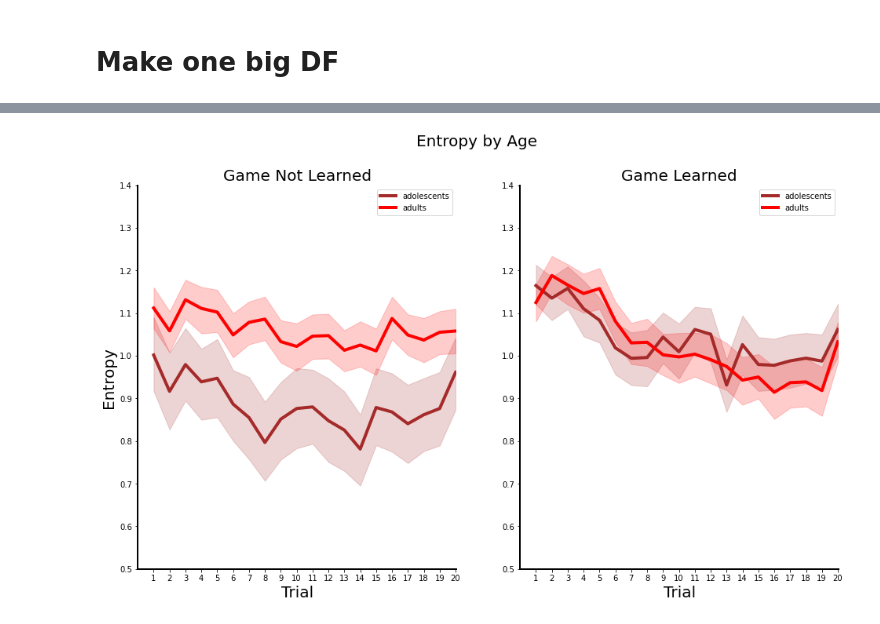
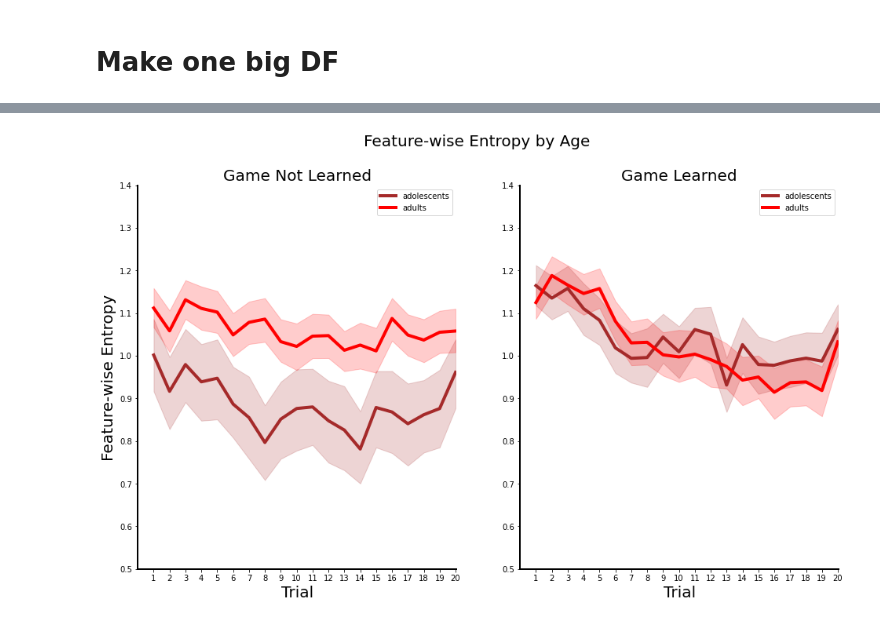
Before and after one commit to angelaradulescu/ldm-analysis, a Jupyter notebook: BehavioralAnalyses.ipynb, the cells around one changed output, grey strips where cells are left out. Cells and saved outputs as stored; diff of their text form; code cells hidden in the pictures.

```diff
--- a/BehavioralAnalyses.ipynb
+++ b/BehavioralAnalyses.ipynb
@@ -429,4 +431,4 @@ entropy_col = []
 for index, row in relative_looking_time_df.iterrows():
     curr_entropy = entropy([row.Feature1, row.Feature2, row.Feature3, row.Feature4, row.Feature5, row.Feature6, row.Feature7, row.Feature8, row.Feature9])
     entropy_col.append(curr_entropy)
-relative_looking_time_df['Entropy'] = entropy_col
+relative_looking_time_df['FeatureEntropy'] = entropy_col
@@ -475,8 +490,8 @@ new_df
 adole_combined_df = new_df[new_df['Adult'] == False]
 adult_combined_df = new_df[new_df['Adult']]
 # %%
-combined_df_adult = pd.melt(adult_combined_df, col_level=0, id_vars='WithinGameTrial', value_vars=['Entropy'])
-combined_df_adole = pd.melt(adole_combined_df, col_level=0, id_vars='WithinGameTrial', value_vars=['Entropy'])
+combined_df_adult = pd.melt(adult_combined_df, col_level=0, id_vars='WithinGameTrial', value_vars=['FeatureEntropy'])
+combined_df_adole = pd.melt(adole_combined_df, col_level=0, id_vars='WithinGameTrial', value_vars=['FeatureEntropy'])
 
 fig, ax = plt.subplots(figsize=(16,9))
 sns.lineplot(x = 'WithinGameTrial', y="value", err_style="band", ci=95, data=combined_df_adult, lw=4, legend='brief', label='adults', color='red')
@@ -486,7 +501,7 @@ ax.set_xlim([0,game_length+.05])
 # ax.set_ylim([0.3,1])
 ax.set_xticks(np.arange(game_length)+1)
 xl = ax.set_xlabel('Trial',fontsize = 40);
-yl = ax.set_ylabel('Entropy',fontsize = 40);
+yl = ax.set_ylabel('Feature-wise Entropy',fontsize = 40);
 for axis in ['top','bottom','left','right']:
       ax.spines[axis].set_linewidth(2)
 ax.tick_params(axis='x',colors='k')
@@ -496,0 +512,18 @@ plt.yticks(fontsize=30);
+# %%
+combined_df_adult = pd.melt(adult_combined_df, col_level=0, id_vars='WithinGameTrial', value_vars=['DimensionEntropy'])
+combined_df_adole = pd.melt(adole_combined_df, col_level=0, id_vars='WithinGameTrial', value_vars=['DimensionEntropy'])
+
+fig, ax = plt.subplots(figsize=(16,9))
+sns.lineplot(x = 'WithinGameTrial', y="value", err_style="band", ci=95, data=combined_df_adult, lw=4, legend='brief', label='adults', color='red')
+sns.lineplot(x = 'WithinGameTrial', y="value", err_style="band", ci=95, data=combined_df_adole, lw=4, legend='brief', label='adolescents',  color='brown')
+sns.despine()
+ax.set_xlim([0,game_length+.05])
+# ax.set_ylim([0.3,1])
+ax.set_xticks(np.arange(game_length)+1)
+xl = ax.set_xlabel('Trial',fontsize = 40);
+yl = ax.set_ylabel('Dimension-wise Entropy',fontsize = 40);
+for axis in ['top','bottom','left','right']:
+      ax.spines[axis].set_linewidth(2)
+ax.tick_params(axis='x',colors='k')
+plt.xticks(fontsize=20);
+plt.yticks(fontsize=30);
@@ -502,35 +537,35 @@ notlearned_adole_df = adole_combined_df.loc[adole_combined_df['LearnedFeat'] ==
 learned_adult_df = adult_combined_df.loc[adult_combined_df['LearnedFeat']]
 notlearned_adult_df = adult_combined_df.loc[adult_combined_df['LearnedFeat'] == False]
 # %%
-df_adole_learned = pd.melt(learned_adole_df, col_level=0, id_vars='WithinGameTrial', value_vars=['Entropy'])
-df_adole_notlearned = pd.melt(notlearned_adole_df, col_level=0, id_vars='WithinGameTrial', value_vars=['Entropy'])
-df_adult_learned = pd.melt(learned_adult_df, col_level=0, id_vars='WithinGameTrial', value_vars=['Entropy'])
-df_adult_notlearned = pd.melt(notlearned_adult_df, col_level=0, id_vars='WithinGameTrial', value_vars=['Entropy'])
+df_adole_learned = pd.melt(learned_adole_df, col_level=0, id_vars='WithinGameTrial', value_vars=['FeatureEntropy'])
+df_adole_notlearned = pd.melt(notlearned_adole_df, col_level=0, id_vars='WithinGameTrial', value_vars=['FeatureEntropy'])
+df_adult_learned = pd.melt(learned_adult_df, col_level=0, id_vars='WithinGameTrial', value_vars=['FeatureEntropy'])
+df_adult_notlearned = pd.melt(notlearned_adult_df, col_level=0, id_vars='WithinGameTrial', value_vars=['FeatureEntropy'])
 
 fig, (ax1, ax2) = plt.subplots(1 ,2, figsize=(16,9))
-fig.suptitle('Entropy by Age',fontsize = 20)
+fig.suptitle('Feature-wise Entropy by Age',fontsize = 20)
 ax1.set_title('Game Not Learned',fontsize = 20)
 ax2.set_title('Game Learned',fontsize = 20)
 
 l1 = sns.lineplot(ax = ax1, x = 'WithinGameTrial', y="value", err_style="band", ci=95, data=df_adole_notlearned, lw=4, legend='brief', label='adolescents', color='brown')
 l2 = sns.lineplot(ax = ax2, x = 'WithinGameTrial', y="value", err_style="band", ci=95, data=df_adole_learned, lw=4, legend='brief', label='adolescents', color='brown')
 l3 = sns.lineplot(ax = ax1, x = 'WithinGameTrial', y="value", err_style="band", ci=95, data=df_adult_notlearned, lw=4, legend='brief', label='adults',  color='red')
 l4 = sns.lineplot(ax = ax2, x = 'WithinGameTrial', y="value", err_style="band", ci=95, data=df_adult_learned, lw=4, legend='brief', label='adults', color='red')
 l2.set(ylabel=None)
 sns.despine()
 ax1.set_xlim([0,game_length+.05])
 ax1.set_ylim([0.5,1.4])
 ax1.set_xticks(np.arange(game_length)+1)
 ax2.set_xlim([0,game_length+.05])
 ax2.set_ylim([0.5,1.4])
 ax2.set_xticks(np.arange(game_length)+1)
 xl = ax1.set_xlabel('Trial',fontsize = 20);
-yl = ax1.set_ylabel('Entropy',fontsize = 20);
+yl = ax1.set_ylabel('Feature-wise Entropy',fontsize = 20);
 xl = ax2.set_xlabel('Trial',fontsize = 20);
 for axis in ['top','bottom','left','right']:
       ax1.spines[axis].set_linewidth(2)
       ax2.spines[axis].set_linewidth(2)
 ax1.tick_params(axis='x',colors='k')
 ax2.tick_params(axis='x',colors='k')
 # %% [output]
-[figure, old version]
+[figure, new version]
```
Also changed, not shown: parts of 18 cells of this notebook.
